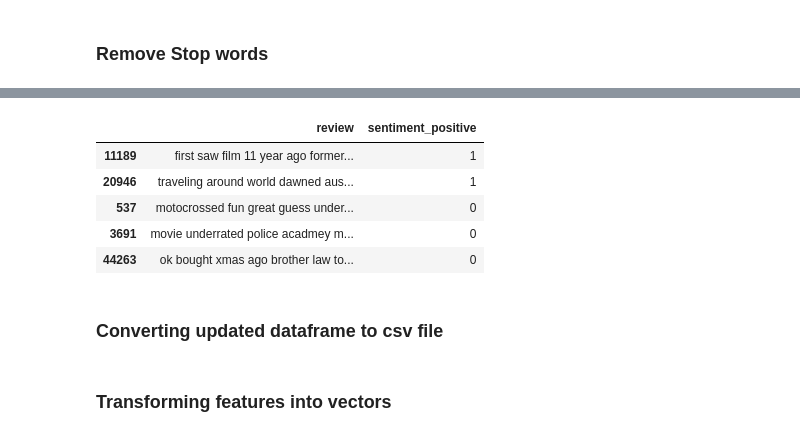
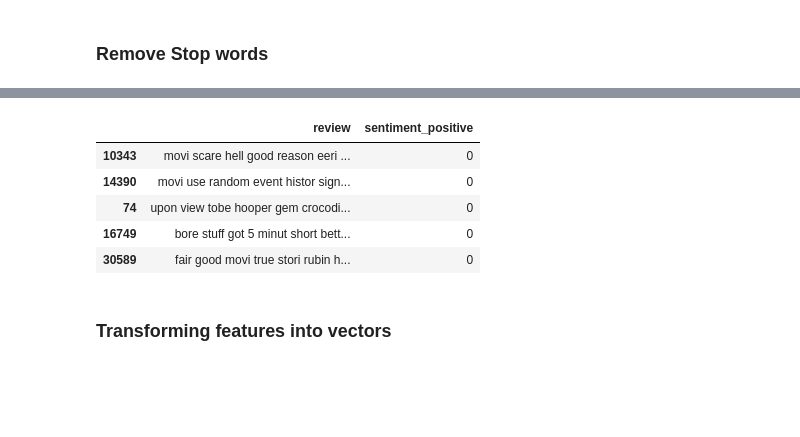
Before and after one commit to subhamrex/Sentiment-Analysis-Projects, a Jupyter notebook: Movie_reviews_Sentiment_Analysis/Movie_reviews_Sentiment_Analysis.ipynb, the cells around one changed output, grey strips where cells are left out. Drawn from its saved outputs; the diff is of its cells as text; code cells hidden in the pictures; blank space fills up the shorter version.

```diff
--- a/Movie_reviews_Sentiment_Analysis/Movie_reviews_Sentiment_Analysis.ipynb
+++ b/Movie_reviews_Sentiment_Analysis/Movie_reviews_Sentiment_Analysis.ipynb
@@ -115,15 +113,15 @@ lemma = nltk.wordnet.WordNetLemmatizer()
+# %%
+stemmer= nltk.stem.SnowballStemmer('english') # Stemming
 # %%
-lemma_words = lambda x: ' '.join([lemma.lemmatize(word) for word in x.split()])
+stem_words = lambda x: ' '.join([stemmer.stem(word) for word in x.split()])
 # %%
-df['review']=df['review'].apply(lemma_words)
+df['review']=df['review'].apply(stem_words)
 df.head()
 # %% [output]
 |  | review | sentiment_positive |
-| 11189 | first saw film 11 year ago former... | 1 |
-| 20946 | traveling around world dawned aus... | 1 |
-| 537 | motocrossed fun great guess under... | 0 |
-| 3691 | movie underrated police acadmey m... | 0 |
-| 44263 | ok bought xmas ago brother law to... | 0 |
+| 10343 | movi scare hell good reason eeri ... | 0 |
+| 14390 | movi use random event histor sign... | 0 |
+| 74 | upon view tobe hooper gem crocodi... | 0 |
+| 16749 | bore stuff got 5 minut short bett... | 0 |
+| 30589 | fair good movi true stori rubin h... | 0 |
-# %% [markdown]
-### Converting updated dataframe to csv file
 # %%
```
Also changed, not shown: parts of 26 cells of this notebook, 5 other files.
